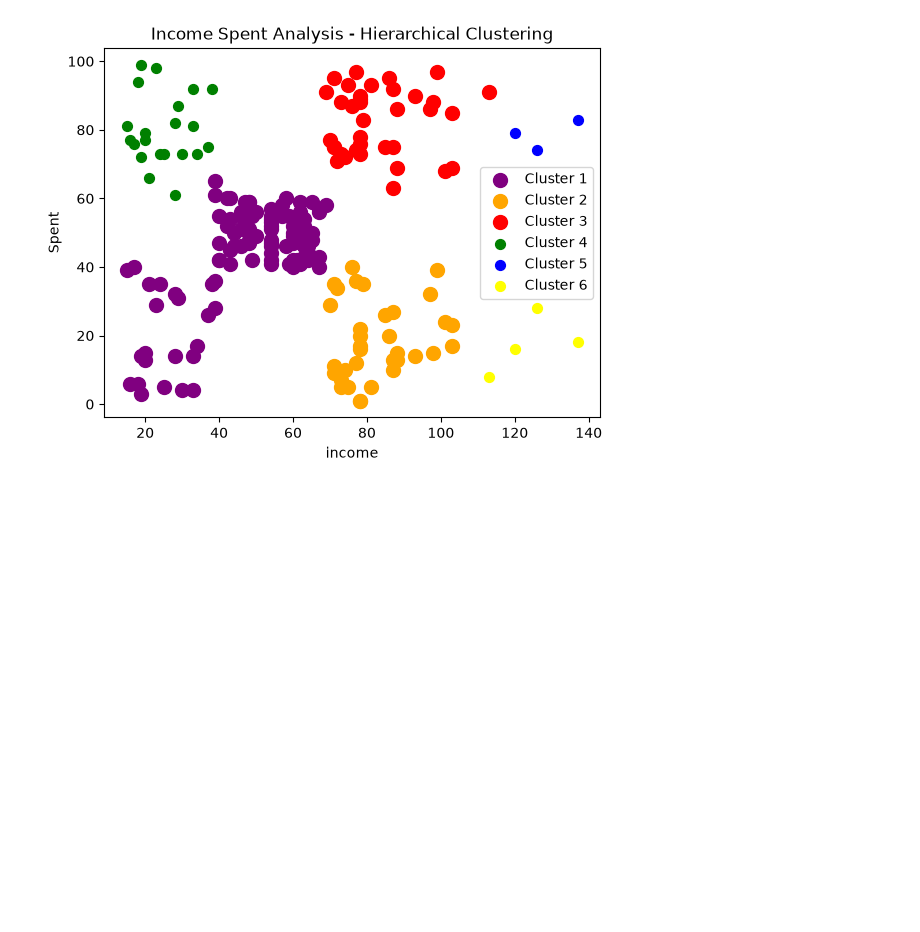
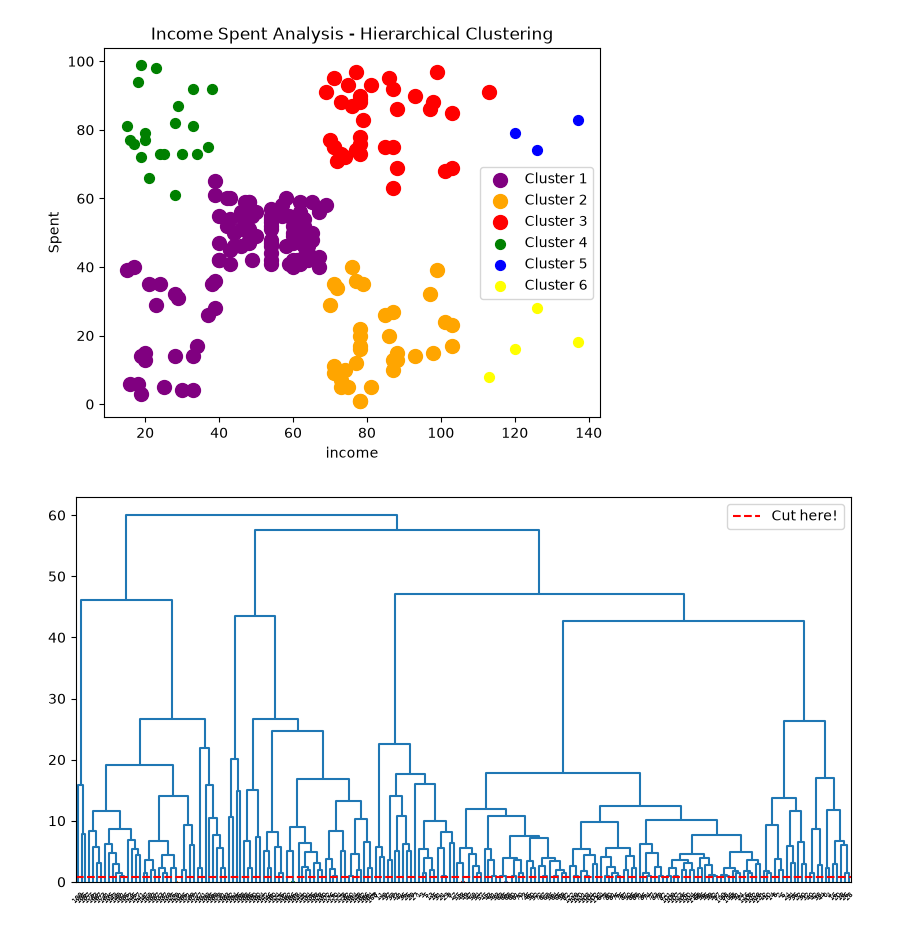
Before and after one commit to Ritik0835/AIML-progress, a Jupyter notebook: unsupervised-learning.ipynb, the cells around one changed output. Saved outputs shown, nothing was run; the diff lists cells and outputs as text; code cells hidden in the pictures; blank space fills up the shorter version.

Commit message:
k-means and hierarchical clustering - testing code adn working...

```diff
--- a/unsupervised-learning.ipynb
+++ b/unsupervised-learning.ipynb
@@ -163,3 +163,17 @@ plt.legend()
 plt.show()
 # %% [output]
 [figure]
+# %%
+# Horizontal red line - another way to find n clusters in dendogram
+plt.figure(figsize=(10, 5))
+clus.dendrogram(linked, labels=students,
+                leaf_rotation=45,
+                color_threshold=0.8)
+
+
+# Horizontal line draw pannu - cut point paakka
+plt.axhline(y=0.8, color="red", linestyle="--", label="Cut here!")
+plt.legend()
+plt.show()
+# %% [output]
+[figure, added]
```
Also changed, not shown: 10 other files.
